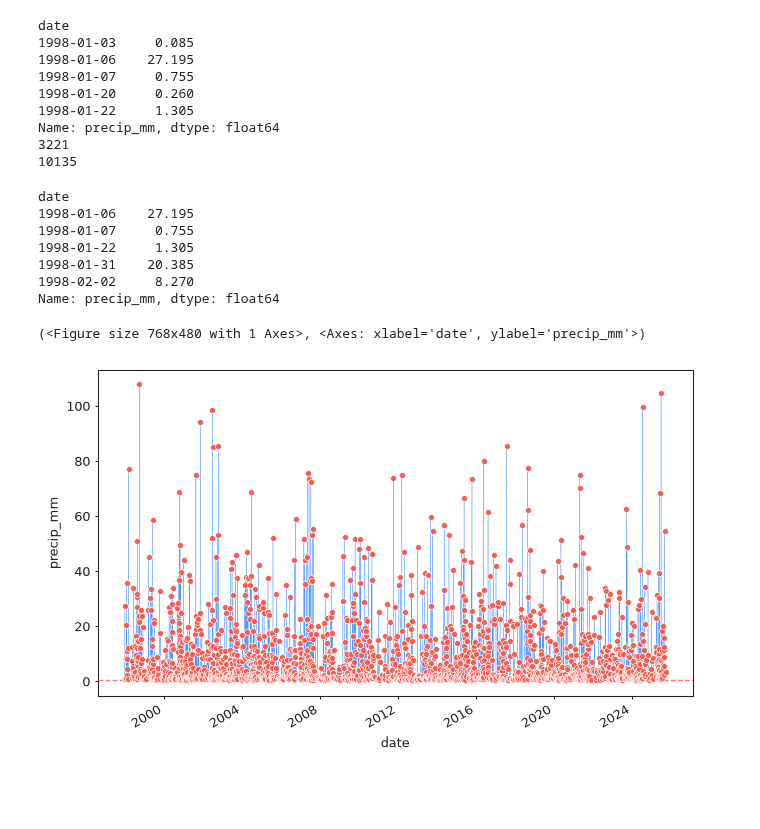
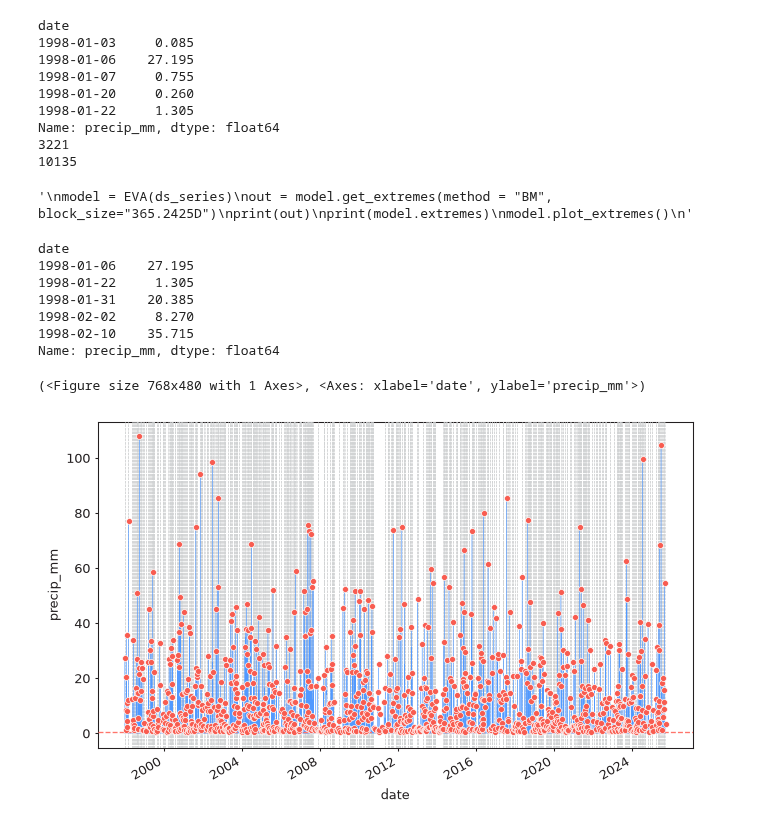
Before and after one commit to andrewmfisher/gesdisc-tutorials, a Jupyter notebook: conference-presentations/agu-2026/compute_recurrence_intervals.ipynb, the cells around one changed output. Saved outputs shown, nothing was run; the diff lists cells and outputs as text; code cells hidden in the pictures; blank space fills up the shorter version.

Commit message:
updated POT method

```diff
--- a/conference-presentations/agu-2026/compute_recurrence_intervals.ipynb
+++ b/conference-presentations/agu-2026/compute_recurrence_intervals.ipynb
@@ -60,27 +59,31 @@ Name: precip_mm, dtype: float64
 3221
 10135
 # %%
-# Create model for the time series data
-# Block Maxima (BM)
+# Creating a model for the time series data using the Block Maxima (BM) method
 
+"""
 model = EVA(ds_series)
 out = model.get_extremes(method = "BM", block_size="365.2425D")
 print(out)
 print(model.extremes)
 model.plot_extremes()
+"""
+# %% [output]
+'\nmodel = EVA(ds_series)\nout = model.get_extremes(method = "BM", block_size="365.2425D")\nprint(out)\nprint(model.extremes)\nmodel.plot_extremes()\n'
 # %%
-# Peaks Over Threshold (POT)
+# Creating a model for the time series data using the Peaks Over Threshold (POT) nethod
+
 model = EVA(ds_series)
-model.get_extremes("POT", threshold=0.5, r="12h")
+model.get_extremes("POT", threshold=0.5, r="24h")
 print(model.extremes.head())
 model.plot_extremes(show_clusters=True)
 # %% [output]
 date
 1998-01-06    27.195
-1998-01-07     0.755
 1998-01-22     1.305
 1998-01-31    20.385
 1998-02-02     8.270
+1998-02-10    35.715
 Name: precip_mm, dtype: float64
 (<Figure size 768x480 with 1 Axes>, <Axes: xlabel='date', ylabel='precip_mm'>)
-[figure, old version]
+[figure, new version]
```
Also changed, not shown: parts of 7 cells of this notebook.
